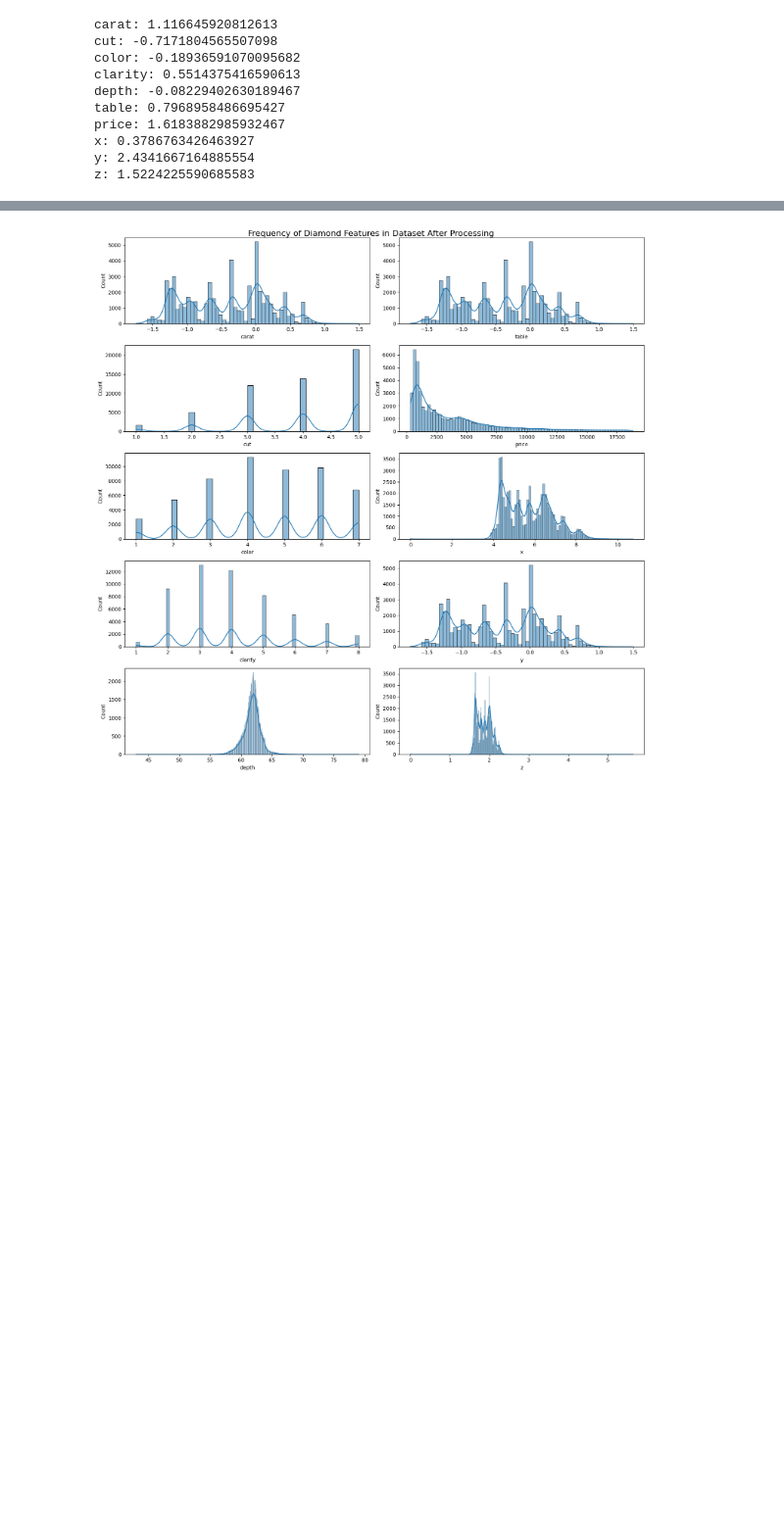
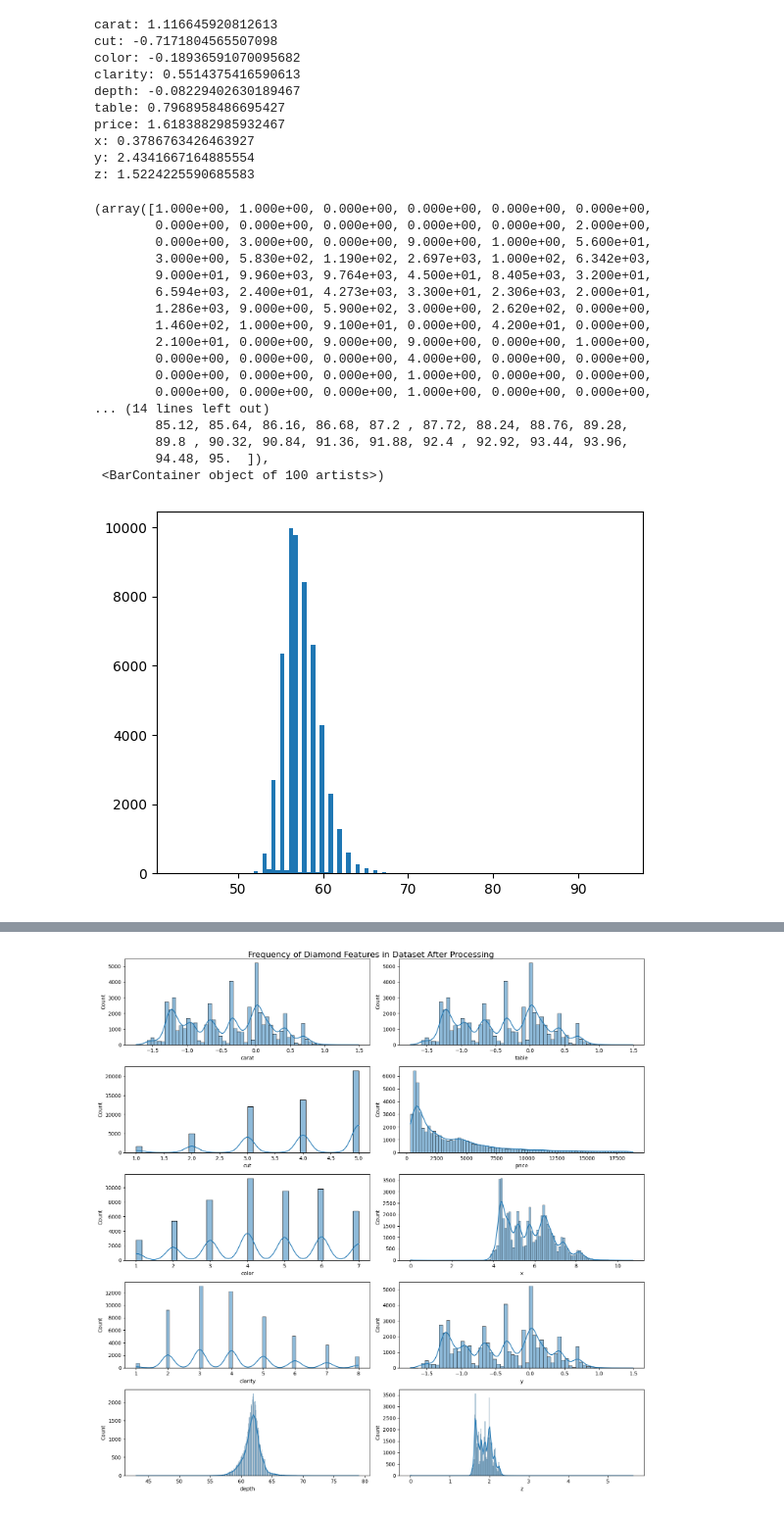
Before and after one commit to thewrigman/Diamond-characteristics-ece219, a Jupyter notebook: src/dataset.ipynb, the cells around one changed output, grey strips where cells are left out. Shown: that part at 98% size. Cells and saved outputs as stored; diff of their text form; code cells hidden in the pictures; blank space fills up the shorter version.

```diff
--- a/src/dataset.ipynb
+++ b/src/dataset.ipynb
@@ -137,3 +159,26 @@ y: 2.4341667164885554
 z: 1.5224225590685583
 # %%
 from scipy import stats
+# %%
+qqdf = loadData()
+# %%
+plt.hist(qqdf[['table']], bins=100)
+# %% [output]
+(array([1.000e+00, 1.000e+00, 0.000e+00, 0.000e+00, 0.000e+00, 0.000e+00,
+        0.000e+00, 0.000e+00, 0.000e+00, 0.000e+00, 0.000e+00, 2.000e+00,
+        0.000e+00, 3.000e+00, 0.000e+00, 9.000e+00, 1.000e+00, 5.600e+01,
+        3.000e+00, 5.830e+02, 1.190e+02, 2.697e+03, 1.000e+02, 6.342e+03,
+        9.000e+01, 9.960e+03, 9.764e+03, 4.500e+01, 8.405e+03, 3.200e+01,
+        6.594e+03, 2.400e+01, 4.273e+03, 3.300e+01, 2.306e+03, 2.000e+01,
+        1.286e+03, 9.000e+00, 5.900e+02, 3.000e+00, 2.620e+02, 0.000e+00,
+        1.460e+02, 1.000e+00, 9.100e+01, 0.000e+00, 4.200e+01, 0.000e+00,
+        2.100e+01, 0.000e+00, 9.000e+00, 9.000e+00, 0.000e+00, 1.000e+00,
+        0.000e+00, 0.000e+00, 0.000e+00, 4.000e+00, 0.000e+00, 0.000e+00,
+        0.000e+00, 0.000e+00, 0.000e+00, 1.000e+00, 0.000e+00, 0.000e+00,
+        0.000e+00, 0.000e+00, 0.000e+00, 1.000e+00, 0.000e+00, 0.000e+00,
+... (14 lines left out)
+        85.12, 85.64, 86.16, 86.68, 87.2 , 87.72, 88.24, 88.76, 89.28,
+        89.8 , 90.32, 90.84, 91.36, 91.88, 92.4 , 92.92, 93.44, 93.96,
+        94.48, 95.  ]),
+ <BarContainer object of 100 artists>)
+[figure, added]
```
Also changed, not shown: parts of 7 cells of this notebook, 7 other files.
